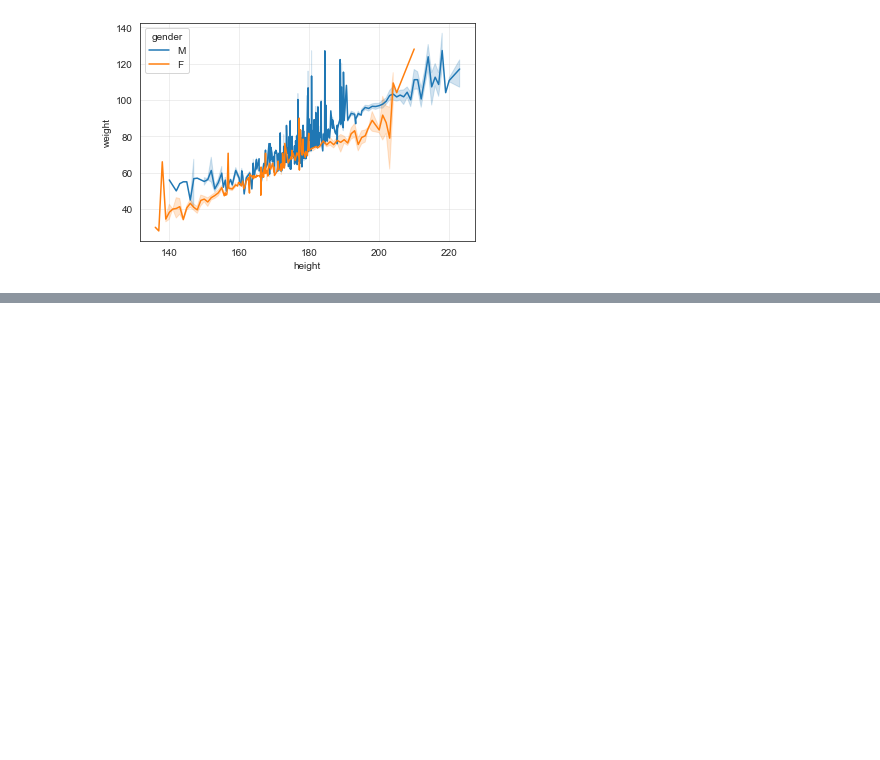
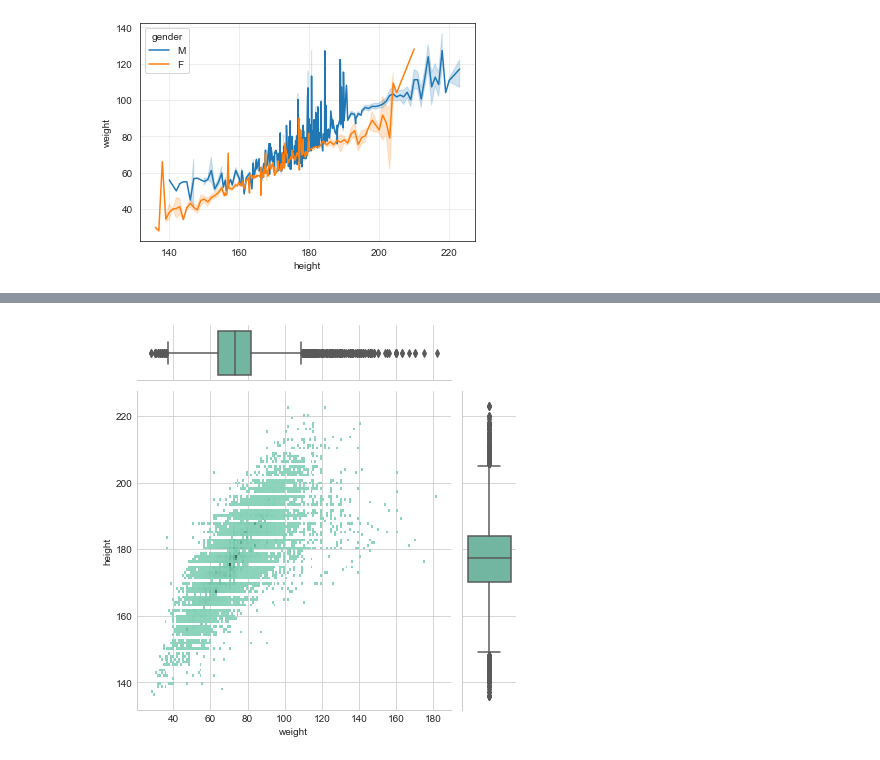
Before and after one commit to anildursunipek/Data-science-and-ML-notebook, a Jupyter notebook: Bootcamp/data_visualization.ipynb, the cells around one changed output, grey strips where cells are left out. Cells and saved outputs as stored; diff of their text form; code cells hidden in the pictures; blank space fills up the shorter version.

Commit message:
fix data_visualization.ipynb

```diff
--- a/Bootcamp/data_visualization.ipynb
+++ b/Bootcamp/data_visualization.ipynb
@@ -379,0 +376,7 @@ p.plot_marg
+# %%
+p = sns.JointGrid(data=df,x="weight",y="height")
+p.plot_joint(sns.histplot)
+p.plot_marginals(sns.boxplot)
+plt.show()
+# %% [output]
+[figure, added]
```
Also changed, not shown: parts of 53 cells of this notebook.
